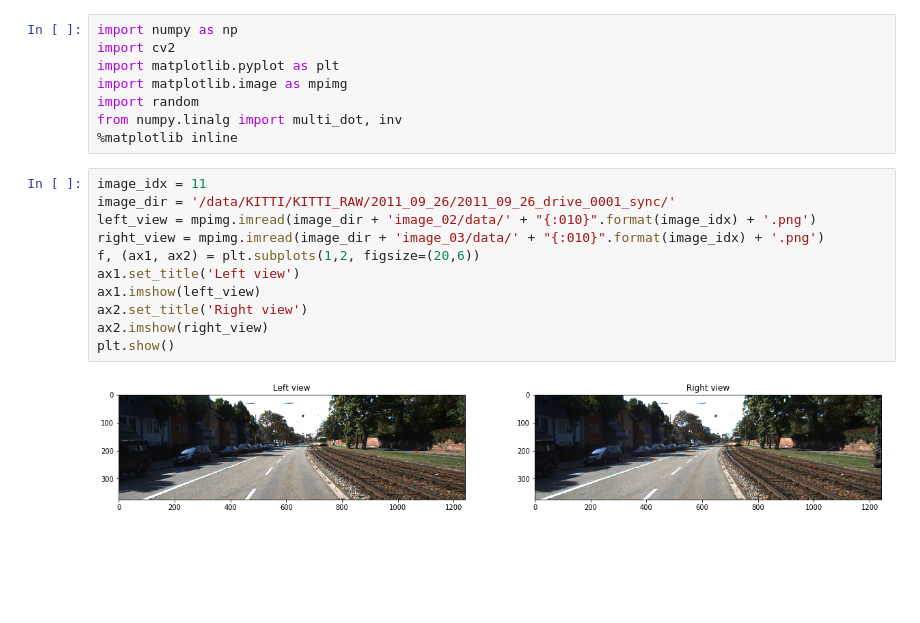
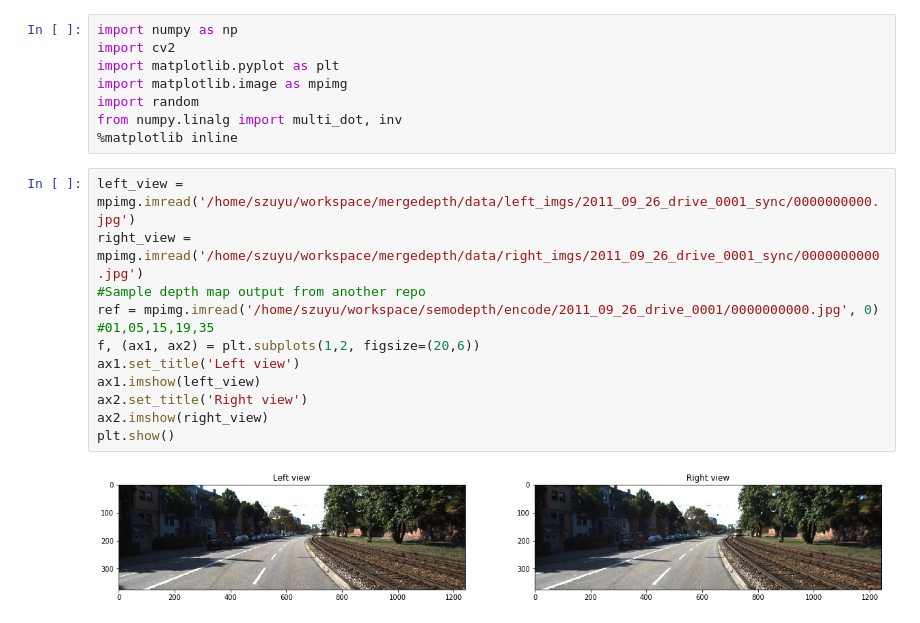
Before and after one commit to wildcat5566/mergedepth, a Jupyter notebook: Demo_reconstruction_loss.ipynb, the cells around one changed output. Cells and saved outputs as stored; diff of their text form; blank space fills up the shorter version.

```diff
--- a/Demo_reconstruction_loss.ipynb
+++ b/Demo_reconstruction_loss.ipynb
@@ -7,15 +7,16 @@ import random
 from numpy.linalg import multi_dot, inv
 %matplotlib inline
 # %%
-image_idx = 11
-image_dir = '/data/KITTI/KITTI_RAW/2011_09_26/2011_09_26_drive_0001_sync/'
-left_view = mpimg.imread(image_dir + 'image_02/data/' + "{:010}".format(image_idx) + '.png')
-right_view = mpimg.imread(image_dir + 'image_03/data/' + "{:010}".format(image_idx) + '.png')
+left_view = mpimg.imread('/home/szuyu/workspace/mergedepth/data/left_imgs/2011_09_26_drive_0001_sync/0000000000.jpg')
+right_view = mpimg.imread('/home/szuyu/workspace/mergedepth/data/right_imgs/2011_09_26_drive_0001_sync/0000000000.jpg')
+#Sample depth map output from another repo
+ref = mpimg.imread('/home/szuyu/workspace/semodepth/encode/2011_09_26_drive_0001/0000000000.jpg', 0)
+#01,05,15,19,35
 f, (ax1, ax2) = plt.subplots(1,2, figsize=(20,6))
 ax1.set_title('Left view')
 ax1.imshow(left_view)
 ax2.set_title('Right view')
 ax2.imshow(right_view)
 plt.show()
 # %% [output]
-[figure, old version]
+[figure, new version]
```
Also changed, not shown: parts of 15 cells of this notebook, 7 other files.
